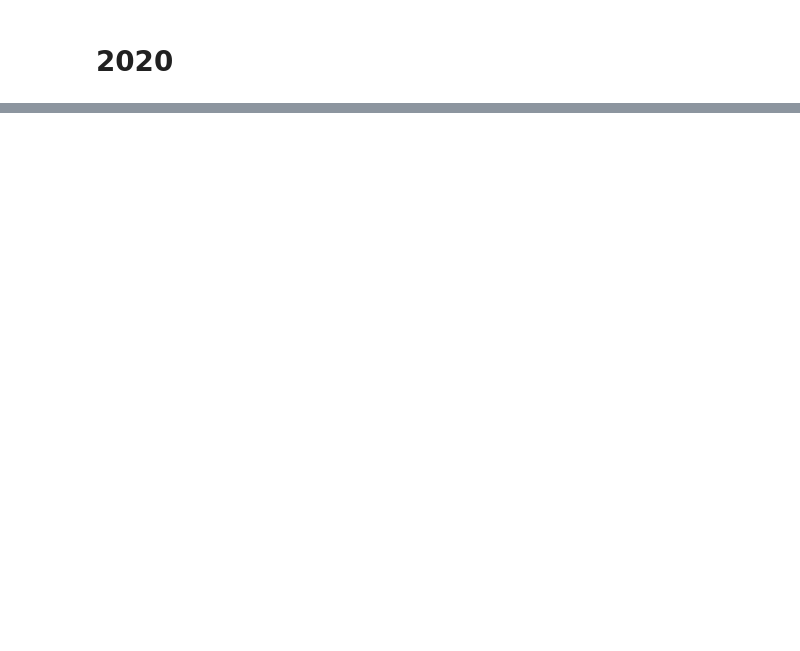
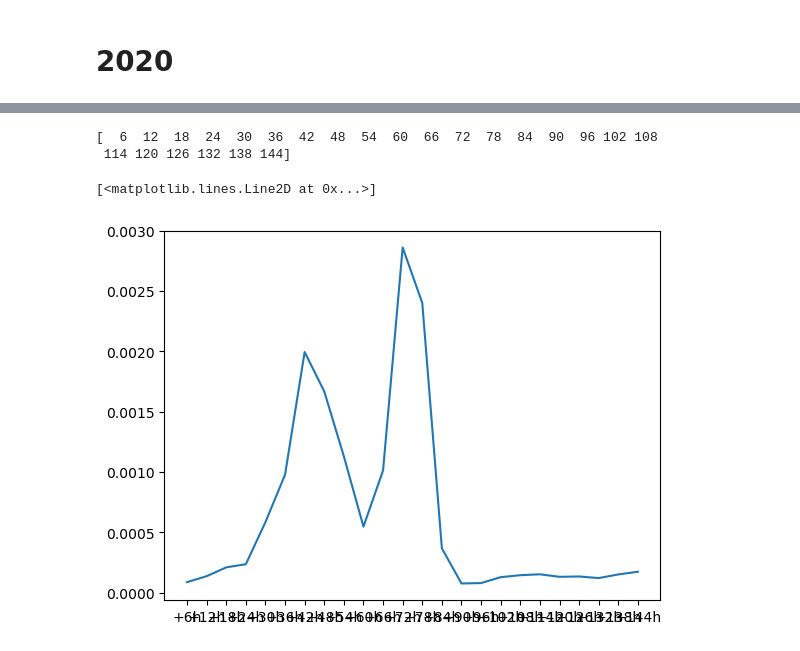
Before and after one commit to julanteria/starkregen_graphcast, a Jupyter notebook: starkregen.ipynb, the cells around one changed output, grey strips where cells are left out. Cells and saved outputs as stored; diff of their text form; code cells hidden in the pictures; blank space fills up the shorter version.

```diff
--- a/starkregen.ipynb
+++ b/starkregen.ipynb
@@ -65,7 +115,7 @@ plt.xticks(rotation=90)
 # hoher niederschlag in esri daten und online
 # https://www.wetterkontor.de/de/wetter/deutschland/rueckblick.asp?id=S713&datum0=18.05.2020&datum1=14.06.2020&jr=2024&mo=2&datum=20.06.2020&t=4&part=2
 # %%
-data_tp_13_06_3_steps = xarray.open_dataset('/Users/jules/Documents/github/starkregen_graphcast/possible_3_steps_predictions_13_06.nc')
+data_tp_13_06_3_steps = xarray.open_dataset('possible_10step_steps_predictions_13_06.nc')
 
 
 # sel the data for halle
@@ -73,6 +133,17 @@ data_tp_13_06_3_steps_halle = data_tp_13_06_3_steps.sel(lat=51.48, lon=12.0, met
 # %%
-print(data_tp_13_06_3_steps_halle.time)
+print(data_tp_13_06_3_steps_halle.time.values / 3600 / 1e9)
+# %% [output]
+[  6  12  18  24  30  36  42  48  54  60  66  72  78  84  90  96 102 108
+ 114 120 126 132 138 144]
 # %%
 total_precipitation_13_06 = data_tp_13_06_3_steps_halle.total_precipitation_6hr
+# %%
+time = ["+6h", "+12h", "+18h", "+24h", "+30h", "+36h", "+42h", "+48h", "+54h", "+60h", "+66h", "+72h", "+78h", "+84h", "+90h", "+96h", "+102h", "+108h", "+114h", "+120h", "+126h", "+132h", "+138h", "+144h"]
+# %%
+# plot total precipitation vs time
+plt.plot(time, total_precipitation_13_06)
+# %% [output]
+[<matplotlib.lines.Line2D at 0x...>]
+[figure, added]
 # %%
 print(total_precipitation_13_06)
```
Also changed, not shown: parts of 16 cells of this notebook, 1 other file.
